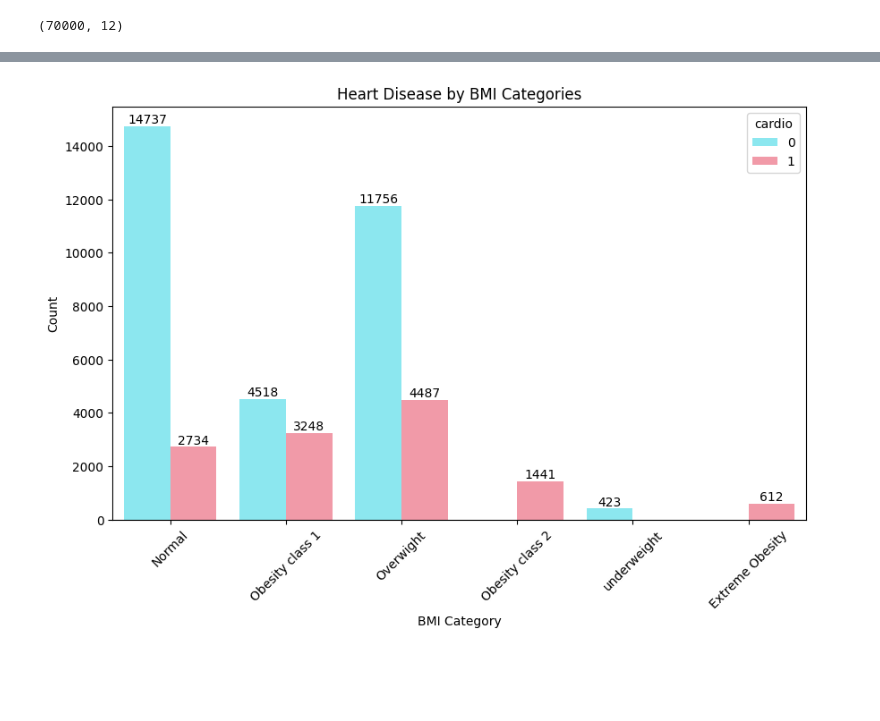
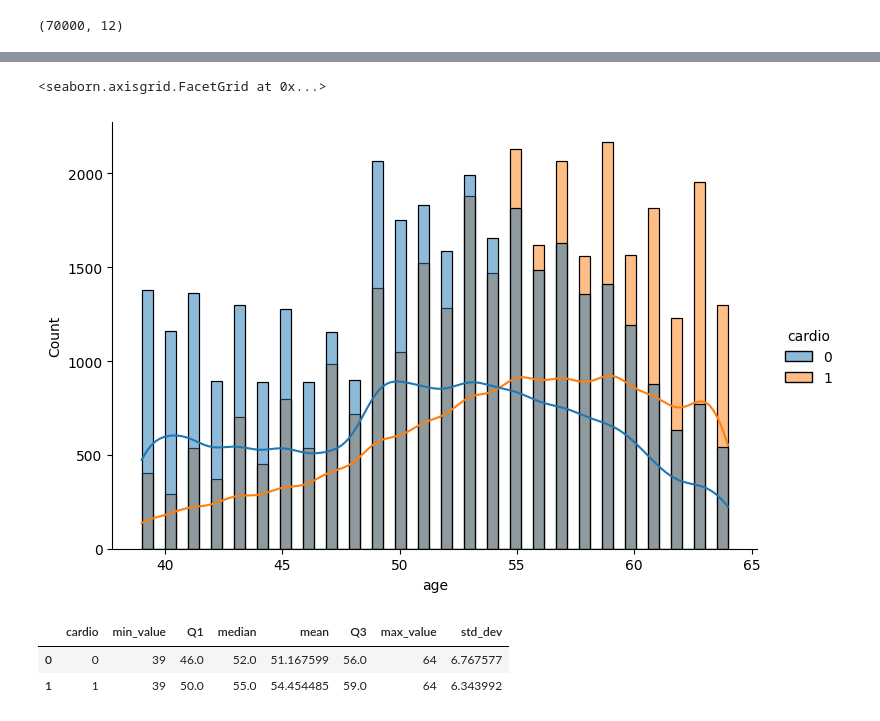
Before and after one commit to shivansh-dhakad/NAVKALPANA-RICR-NK-0046, a Jupyter notebook: model/data_preprocessing.ipynb, the cells around one changed output, grey strips where cells are left out. Saved outputs shown, nothing was run; the diff lists cells and outputs as text; code cells hidden in the pictures; blank space fills up the shorter version.

Commit message:
Replaced preprocessing.ipynb with data_preprocessing.ipynb

```diff
--- a/model/data_preprocessing.ipynb
+++ b/model/data_preprocessing.ipynb
@@ -86,5 +107,0 @@ df = df[df["ap_lo"] < df["ap_hi"]]
-# %%
-# height (140-210)
-df = df[(df['height'] > 140) & (df['height'] < 210)]
-# weight (40-200)
-df = df[(df['weight'] >= 40) & (df['weight'] <= 200)]
@@ -101,12 +107,0 @@ df['gluc_bmi_inter'] = df['gluc'] * df['Bmi']
-# %%
-'''Composite risk score:
-This feature combines multiple major cardiovascular risk factors
-(high blood pressure, high cholesterol, smoking, and obesity)
-into a single numeric score. It helps the model capture overall
-risk burden instead of learning each factor separately, and reflects
-real-world clinical reasoning where risk increases as more factors
-are present.'''
-df['composite_risk'] = (df['ap_hi']>140).astype(int) + \
-                       (df['cholesterol']>1).astype(int) + \
-                       (df['smoke']==1).astype(int) + \
-                       (df['Bmi']>30).astype(int)
@@ -115,17 +107,0 @@ df['composite_risk'] = (df['ap_hi']>140).astype(int) + \
-# %%
-# BMI was converted into clinically meaningful categories to reflect obesity-related cardiovascular risk.
-def categorize_bmi(bmi):
-    if bmi < 18.5:
-        return 'underweight'
-    elif 18.5 <= bmi < 25:
-        return 'Normal'
-    elif 25 <= bmi < 30:
-        return 'Overwight'
-    elif 30 <= bmi < 35:
-        return 'Obesity class 1'
-    elif 35<= bmi < 40:
-        return 'Obesity class 2'
-    else:
-        return 'Extreme Obesity'
-
-df['BMI_category'] = df['Bmi'].apply(categorize_bmi)
@@ -257,12 +108,20 @@ plt.show()
-# %%
-plt.figure(figsize=(10,6))
-axis=sns.countplot(data=df, x='BMI_category', hue='cardio', palette=["#7CF5FF" ,"#FF8C9E"])
-axis.bar_label(axis.containers[0])
-axis.bar_label(axis.containers[1])
-plt.title('Heart Disease by BMI Categories')
-plt.xlabel('BMI Category')
-plt.ylabel('Count')
-plt.xticks(rotation=45)
-plt.show()
-# %% [output]
-[figure, removed]
+# %%
+df=df[df['age'] > 35].reset_index(drop=True)
+# %%
+sns.displot(
+    data=df,
+    x='age',
+    hue='cardio',
+    kde=True,
+    height=5,
+    aspect=1.5
+)
+# %% [output]
+<seaborn.axisgrid.FacetGrid at 0x...>
+[figure, added]
+# %%
+summarize_by_cardio(df, 'age')
+# %% [output]
+|  | cardio | min_value | Q1 | median | mean | Q3 | max_value | std_dev |
+| 0 | 0 | 39 | 46.0 | 52.0 | 51.167599 | 56.0 | 64 | 6.767577 |
+| 1 | 1 | 39 | 50.0 | 55.0 | 54.454485 | 59.0 | 64 | 6.343992 |
```
Also changed, not shown: parts of 100 cells of this notebook.
